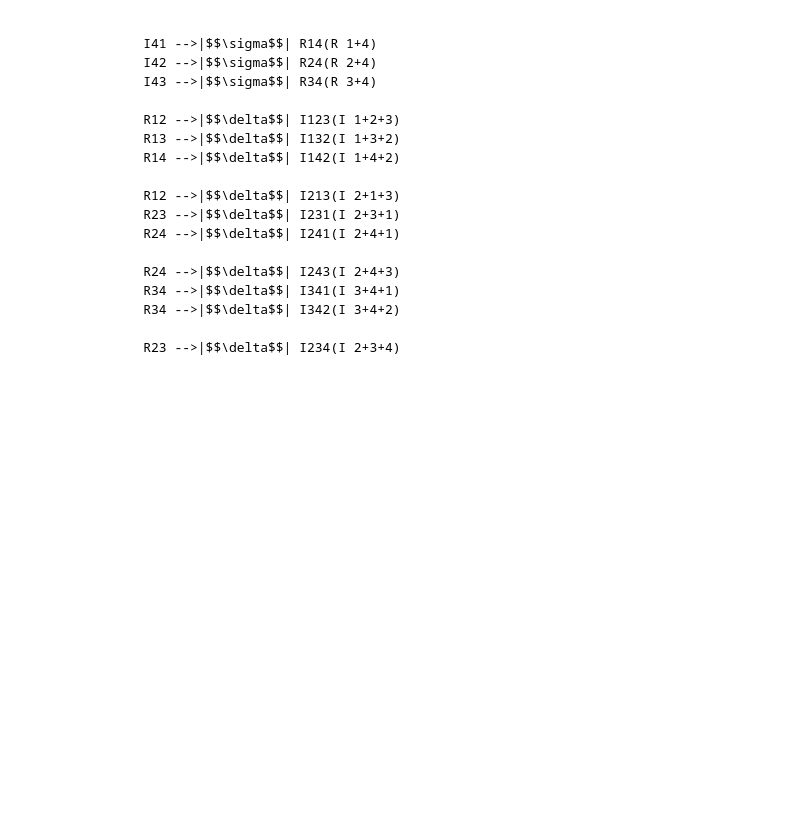
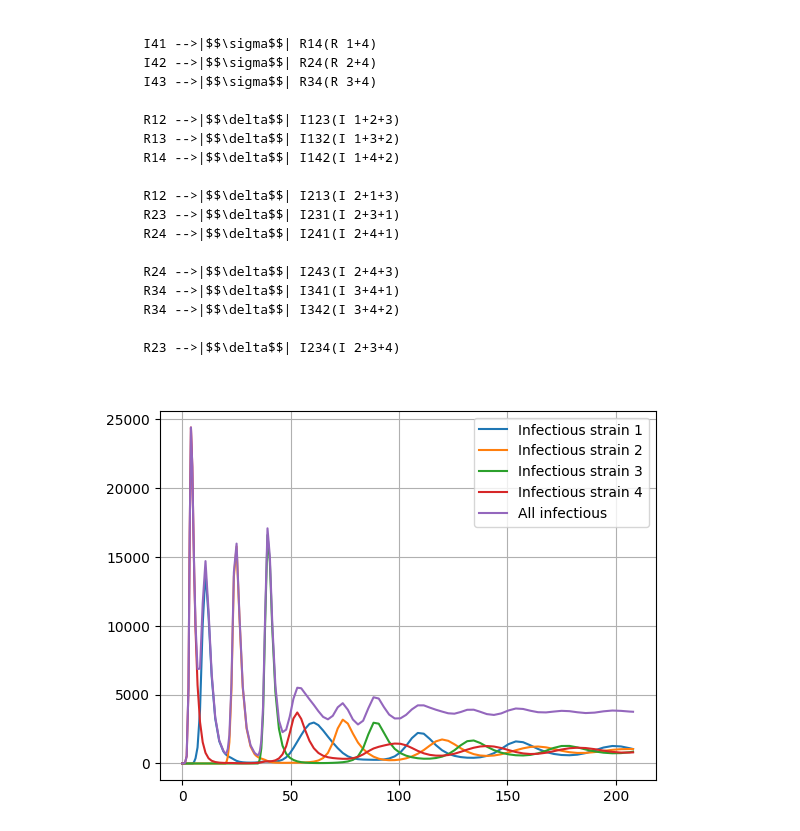
Before and after one commit to fccoelho/epimodels, a Jupyter notebook: docs/Examples/Continuous_models.ipynb, the cells around one changed output. Drawn from its saved outputs; the diff is of its cells as text; code cells hidden in the pictures; blank space fills up the shorter version.

Commit message:
Added example simulation of Dengue model to Notebook

```diff
--- a/docs/Examples/Continuous_models.ipynb
+++ b/docs/Examples/Continuous_models.ipynb
@@ -117,3 +119,44 @@ flowchart LR
     R34 -->|$$\delta$$| I342(I 3+4+2)
 
     R23 -->|$$\delta$$| I234(I 2+3+4)
+# %%
+inits = [48000, 0, 0, 0, 1, 0, 0, 0, 0, 0, 0, 0, 0, 0, 0, 0, 0, 0, 0, 0, 0, 0, 0, 0, 0, 0, 0, 0, 0,
+             0, 0, 0, 0, 0, 0, 0, 0, 0, 0, 0, 0, 0, 0, 0, 0, 0, 0, 0]
+pars = {
+    'beta': 200 / (50000 * 52),  # 200 novos casos per capita per year
+    'N': 50000, #population size
+    'delta': 0.5,  # Cross-immunity protection. 1 means no cross-immunity
+    'mu': 1 / (1 * 52),  # natural Birth/Mortality rate
+    'sigma': 1 / 1.5,  # recovery rate
+    'im': 200 #  imported cases
+}
+model(inits, [0, 208], 50000, pars)
+# model.plot_traces()
+pts = len(model.traces['time'])
+Ia1 = np.zeros(pts) # All infectious for strain 1
+Ia2 = np.zeros(pts) # All infectious for strain 2
+Ia3 = np.zeros(pts) # All infectious for strain 3
+Ia4 = np.zeros(pts) # All infectious for strain 4
+Iall = np.zeros(pts)
+for v,tr in model.traces.items():
+    if not v.startswith('I_'):
+        continue
+    Iall += tr
+    if v.endswith('1'):
+        Ia1 += tr
+    elif v.endswith('2'):
+        Ia2 += tr
+    elif v.endswith('3'):
+        Ia3 += tr
+    elif v.endswith('4'):
+        Ia4 += tr
+# %%
+P.plot(model.traces['time'], Ia1, label='Infectious strain 1')
+P.plot(model.traces['time'], Ia2, label='Infectious strain 2')
+P.plot(model.traces['time'], Ia3, label='Infectious strain 3')
+P.plot(model.traces['time'], Ia4, label='Infectious strain 4')
+P.plot(model.traces['time'], Iall, label='All infectious')
+P.grid()
+P.legend(loc=0);
+# %% [output]
+[figure, added]
```
Also changed, not shown: parts of 1 cell of this notebook.
